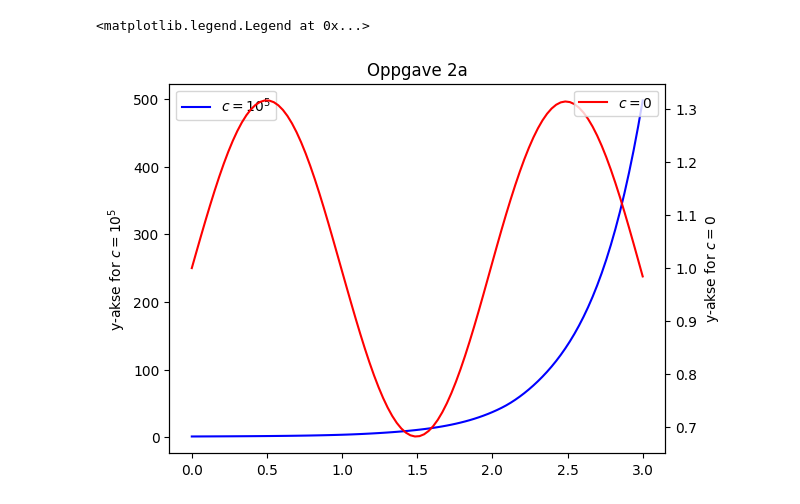
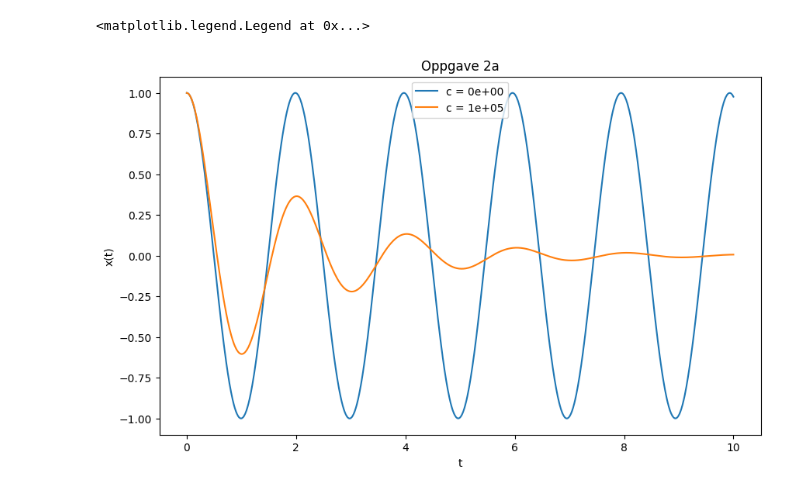
Before and after one commit to Tmpecho/vind_prosjekt, a Jupyter notebook: src/oppgave_2a.ipynb, the cells around one changed output. Saved outputs shown, nothing was run; the diff lists cells and outputs as text; code cells hidden in the pictures.

```diff
--- a/src/oppgave_2a.ipynb
+++ b/src/oppgave_2a.ipynb
@@ -5,40 +5,29 @@ import numpy as np
 # %%
-def f1(t, _):
-    # c = 10^5
-    c1 = 1
-    c2 = 0
-    i = 1j
-    constant = (np.sqrt(39) * i) / 2
-    return np.exp(-0.5 * t) * (c1 * np.cos(constant * t) + c2 * np.sin(constant * t))
-
-def f2(t, _):
-    # c = 0
-    c1 = 1
-    c2 = 0
-    constant = np.sqrt(10)
-    return c1 * np.cos(constant * t) + c2 * np.sin(constant * t)
+def building_oscillation(_t, y, c):
+    x, v = y
+    dxdt = v
+    dvdt = -(c / 10 ** 5) * v - (10 ** 6 / 10 ** 5) * x
+    return [dxdt, dvdt]
+# %%
+c_values = [0, 1e5]
+x0 = [1, 0]
+
+t = np.linspace(0, 10, 1000)
 # %%
-t0 = 0
-t_end = 10
-x0 = 1
-dxdt0 = 0
-t = np.linspace(t0, 3, 100)
-sol1 = solve_ivp(f1, [t0, t_end], [x0], t_eval=t)
-sol2 = solve_ivp(f2, [t0, t_end], [x0], t_eval=t)
+plt.figure(figsize=(10, 6))
+for c in c_values:
+    solution = solve_ivp(
+        building_oscillation,
+        [t[0], t[-1]],
+        x0,
+        t_eval=t,
+        args=(c,)
+    )
+    plt.plot(solution.t, solution.y[0], label=f"c = {c:.0e}")
+    plt.title("Oppgave 2a")
+plt.xlabel("t")
+plt.ylabel("x(t)")
+plt.legend()
+# %% [output]
+<matplotlib.legend.Legend at 0x...>
+[figure, added]
-# %%
-fig, ax1 = plt.subplots()
-
-ax1.set_title("Oppgave 2a")
-ax1.plot(sol1.t, sol1.y[0], label="$c=10^5$", color="blue")
-ax1.set_ylabel("y-akse for $c=10^5$")
-ax1.tick_params(axis="y")
-ax1.legend(loc="upper left")
-
-ax2 = ax1.twinx()
-ax2.plot(sol2.t, sol2.y[0], label="$c=0$", color="red")
-ax2.set_ylabel("y-akse for $c=0$")
-ax2.tick_params(axis="y")
-ax2.legend(loc="upper right")
-# %% [output]
-<matplotlib.legend.Legend at 0x...>
-[figure, removed]
```
Also changed, not shown: parts of 1 cell of this notebook.
